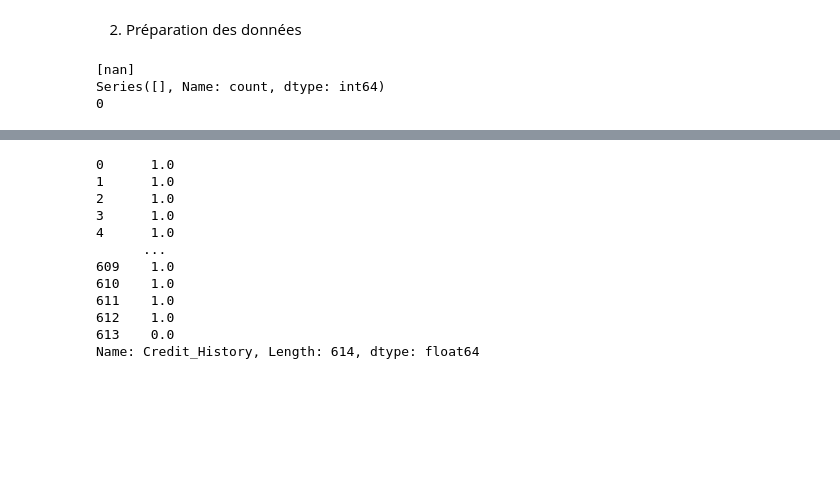
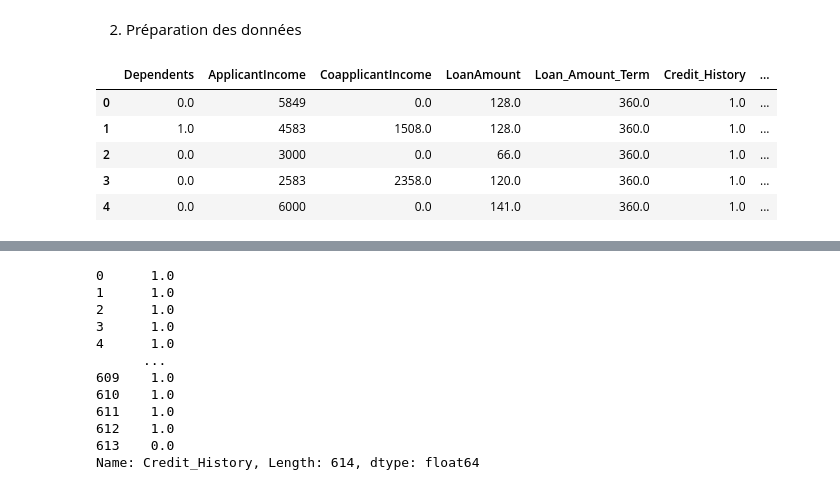
Before and after one commit to TedBerlin/GenAI-BootCamp, a Jupyter notebook: Overview/Week4/Day1/XP/XP_W4_D1_Part2.ipynb, the cells around one changed output, grey strips where cells are left out. Saved outputs shown, nothing was run; the diff lists cells and outputs as text; code cells hidden in the pictures; blank space fills up the shorter version.

```diff
--- a/Overview/Week4/Day1/XP/XP_W4_D1_Part2.ipynb
+++ b/Overview/Week4/Day1/XP/XP_W4_D1_Part2.ipynb
@@ -354,37 +341,22 @@ Loan_ID : identifiant >> aucune valeur prédictive
 Variables fortement corrélées entre elles
 # %% [markdown]
 2. Préparation des données
-# %%
-# 4. Nettoyage spécifique
-df['Dependents'] = df['Dependents'].replace('3+', 3).astype(int)
-df['Loan_Status'] = df['Loan_Status'].map({'Y': 1, 'N': 0})
 # %%
 # 5. Supprimer colonnes inutiles
 df.drop(columns=['Loan_ID'], inplace=True, errors='ignore')
 
 # 6. Encodage des variables catégorielles
 df = pd.get_dummies(df, drop_first=True)
+# %%
+df.head()
+# %% [output]
+|  | Dependents | ApplicantIncome | CoapplicantIncome | LoanAmount | Loan_Amount_Term | Credit_History | ... |
+| 0 | 0.0 | 5849 | 0.0 | 128.0 | 360.0 | 1.0 | ... |
+| 1 | 1.0 | 4583 | 1508.0 | 128.0 | 360.0 | 1.0 | ... |
+| 2 | 0.0 | 3000 | 0.0 | 66.0 | 360.0 | 1.0 | ... |
+| 3 | 0.0 | 2583 | 2358.0 | 120.0 | 360.0 | 1.0 | ... |
+| 4 | 0.0 | 6000 | 0.0 | 141.0 | 360.0 | 1.0 | ... |
 # %%
 # 7. Séparation features / cible
 X = df.drop(columns='Loan_Status')
 y = df['Loan_Status']
-# %%
-# Assure-toi que la colonne existe et contient bien des valeurs
-print(df['Loan_Status'].unique())
-
-# Supprimer les lignes où Loan_Status est manquant
-df = df.dropna(subset=['Loan_Status'])
-
-# Vérifie que les valeurs sont bien 'Y' ou 'N'
-print(df['Loan_Status'].value_counts())
-
-# Ensuite, map vers binaire
-df['Loan_Status'] = df['Loan_Status'].map({'Y': 1, 'N': 0})
-
-# Re-vérifie que y est propre
-y = df['Loan_Status']
-print(y.isnull().sum())
-# %% [output]
-[nan]
-Series([], Name: count, dtype: int64)
-0
```
Also changed, not shown: parts of 23 cells of this notebook.
